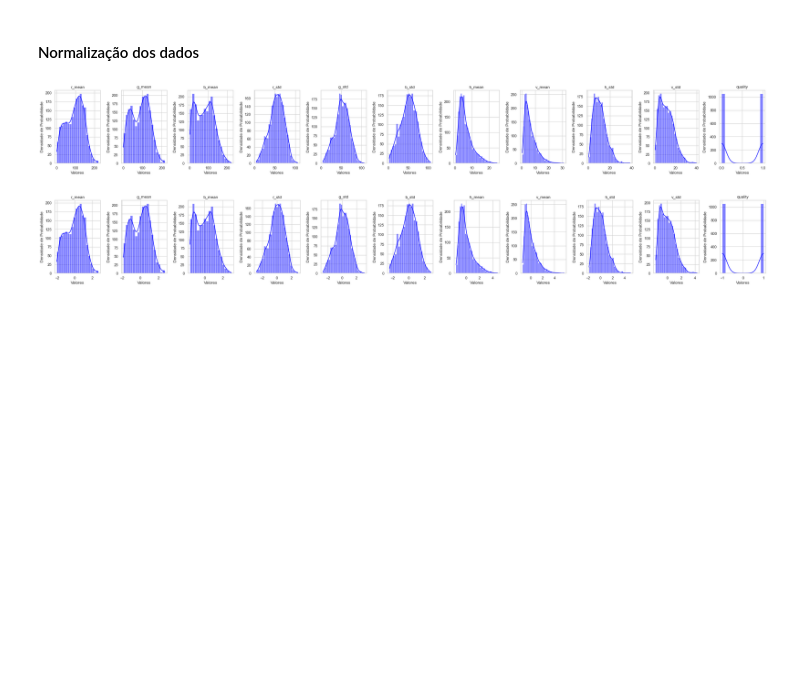
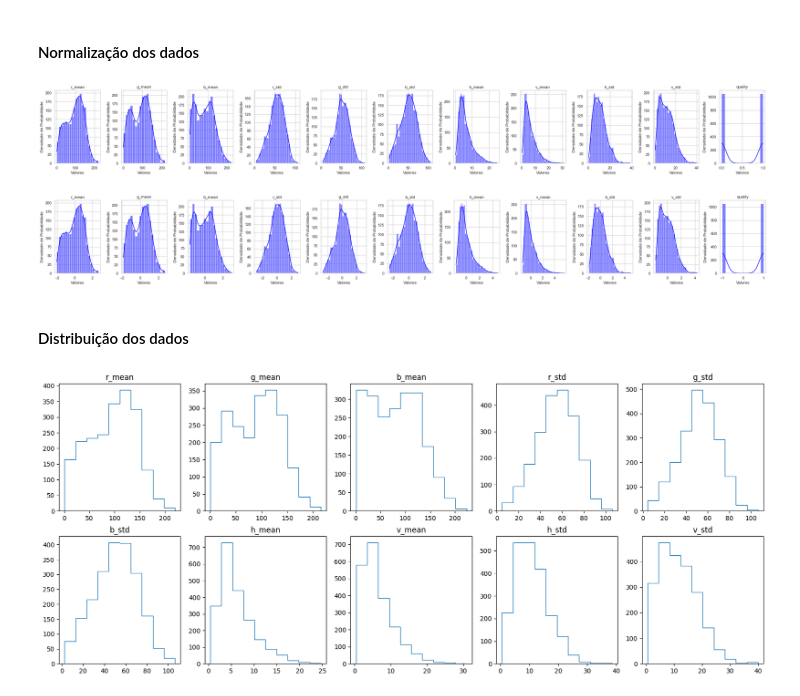
Before and after one commit to rabdiego/final_aprendizagem, a Jupyter notebook: initial_analyzes.ipynb, the cells around one changed output. Drawn from its saved outputs; the diff is of its cells as text; code cells hidden in the pictures; blank space fills up the shorter version.

```diff
--- a/initial_analyzes.ipynb
+++ b/initial_analyzes.ipynb
@@ -297,3 +297,26 @@ plt.tight_layout()
 plt.show()
 # %% [output]
 [figure]
+# %% [markdown]
+#### Distribuição dos dados
+# %%
+import numpy as np
+
+fig, ax = plt.subplots(2, 5, figsize=(20, 8))
+
+def convert_index(i):
+    if i <= 4:
+        return (0, i)
+    else:
+        return (1, i - 5)
+
+for index, category in enumerate(df):
+    if index not in [0, 11]:
+        indexes = convert_index(index - 1)
+        data = df[category].values
+        data.sort()
+        counts, bins = np.histogram(data)
+        ax[indexes[0]][indexes[1]].stairs(counts, bins)
+        ax[indexes[0]][indexes[1]].set_title(category)
+# %% [output]
+[figure, added]
```
